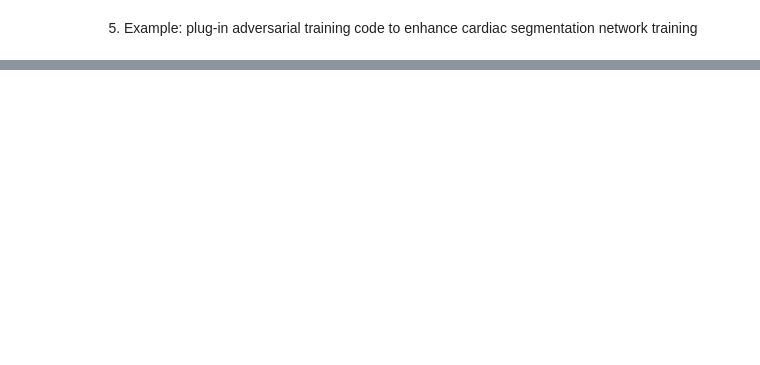
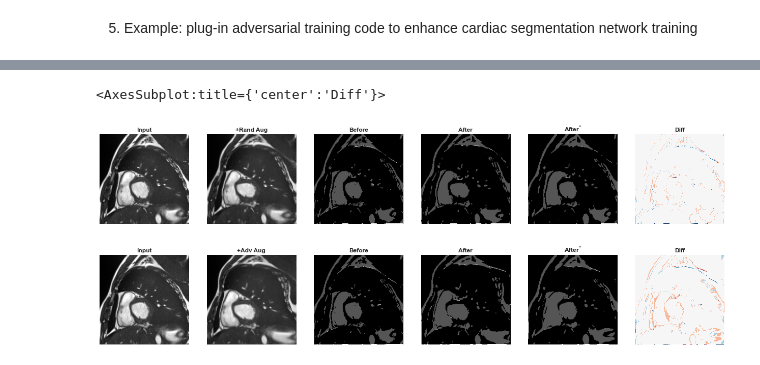
Before and after one commit to cherise215/advchain, a Jupyter notebook: example/adv_chain_data_generation_cardiac.ipynb, the cells around one changed output, grey strips where cells are left out. Saved outputs shown, nothing was run; the diff lists cells and outputs as text; code cells hidden in the pictures; blank space fills up the shorter version.

```diff
--- a/example/adv_chain_data_generation_cardiac.ipynb
+++ b/example/adv_chain_data_generation_cardiac.ipynb
@@ -307,0 +448,32 @@ torch.cuda.empty_cache()
+# %%
+slice_id = 0
+sns.set(font_scale=10)
+rand_transformed_image_numpy=rand_transformed_image.cpu().data.numpy()[0,0,:,:,slice_id]
+adv_transformed_image_numpy=adv_transformed_image.cpu().data.numpy()[0,0,:,:,slice_id]
+
+rand_predict_numpy=warp_back_rand_predict.max(1)[1].cpu().data.numpy()[0,:,:,slice_id]
+adv_predict_numpy=warp_back_adv_predict.max(1)[1].cpu().data.numpy()[0,:,:,slice_id]
+orig_predict_numpy  =orig_predict.max(1)[1].cpu().data.numpy()[0,:,:,slice_id]
+rand_before_warped_predict_numpy=rand_predict.max(1)[1].cpu().data.numpy()[0,:,:,slice_id]
+adv_before_warped_predict_numpy=adv_predict.max(1)[1].cpu().data.numpy()[0,:,:,slice_id]
+
+
+gird_interval = 4
+vis_deforme_image=False ## turn it on to see deformed image
+fig,axes = plt.subplots(2,6,figsize=(22,8))
+plot_image(image_tensor_3d.data.cpu().numpy()[0,0,:,:,slice_id],ax = axes[0,0],title='Input',font_size=font_size)
+plot_image(rand_transformed_image_numpy, ax=axes[0,1],title="+Rand Aug", font_size=font_size)
+plot_image(orig_predict_numpy,ax = axes[0,2],title='Before',font_size=font_size)
+plot_image(rand_before_warped_predict_numpy,ax = axes[0,3],title='After',font_size=font_size)
+plot_image(rand_predict_numpy,ax = axes[0,4],title='After${}^{*}$',font_size=font_size)
+plot_noise(rand_predict_numpy-orig_predict_numpy,ax = axes[0,5],title='Diff',font_size=font_size)
+
+plot_image(image_tensor_3d.data.cpu().numpy()[0,0,:,:,slice_id],title='Input',ax = axes[1,0],font_size=font_size)
+plot_image(adv_transformed_image_numpy, ax=axes[1,1],title="+Adv Aug", font_size=font_size)
+plot_image(orig_predict_numpy,title='Before',ax = axes[1,2],font_size=font_size)
+plot_image(adv_before_warped_predict_numpy,ax = axes[1,3],title='After',font_size=font_size)
+plot_image(adv_predict_numpy,title='After${}^{*}$',ax = axes[1,4],font_size=font_size)
+plot_noise(adv_predict_numpy-orig_predict_numpy,ax = axes[1,5],title='Diff',font_size=font_size)
+# %% [output]
+<AxesSubplot:title={'center':'Diff'}>
+[figure, added]
```
Also changed, not shown: parts of 11 cells of this notebook, 9 other files.
